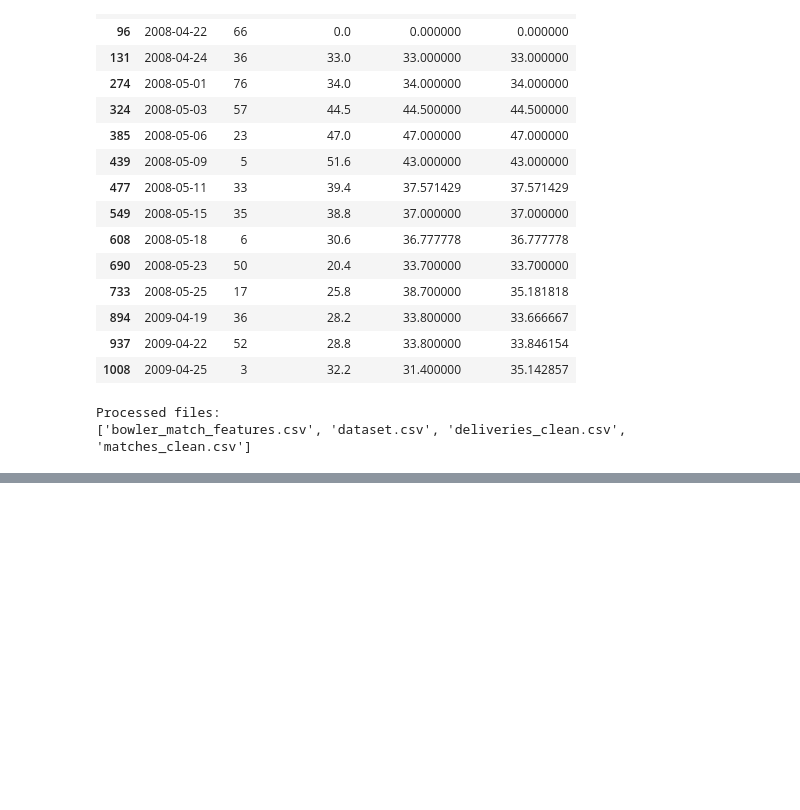
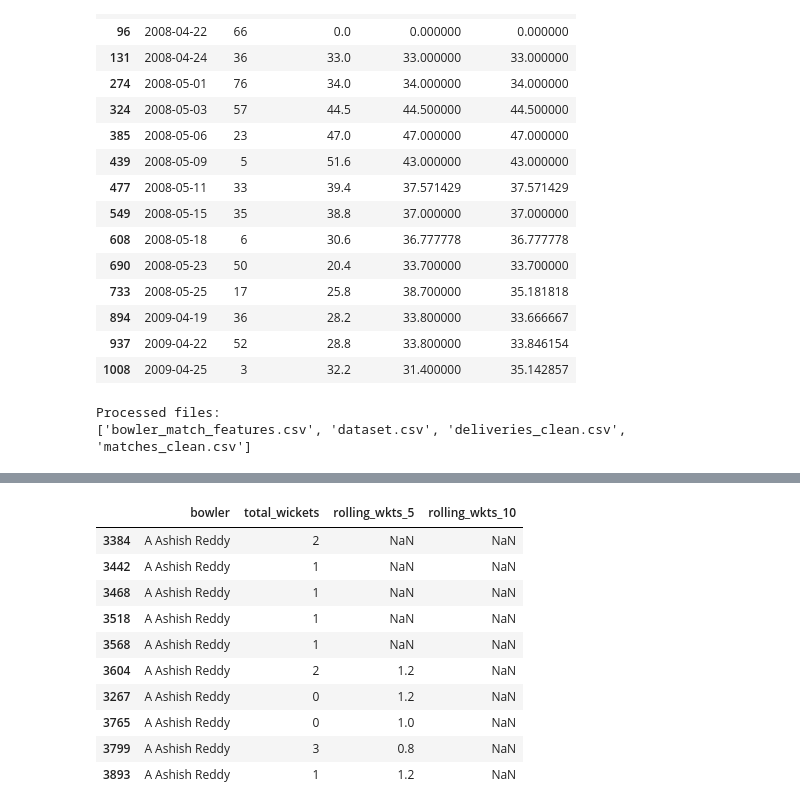
Before and after one commit to SpringBoardMentor895/AI_Cricket_Player_Performance_Prediction, a Jupyter notebook: notebooks/02_FeatureEngineering.ipynb, the cells around one changed output, grey strips where cells are left out. Cells and saved outputs as stored; diff of their text form; code cells hidden in the pictures; blank space fills up the shorter version.

```diff
--- a/notebooks/02_FeatureEngineering.ipynb
+++ b/notebooks/02_FeatureEngineering.ipynb
@@ -317,0 +286,15 @@ Saved bowler_match_features.csv: (12448, 12)
+# %%
+# Merge match date
+bowler_match = bowler_match.merge(
+    matches[["match_id", "date"]],
+    on="match_id",
+    how="left"
+)
+
+# Convert date to datetime
+bowler_match["date"] = pd.to_datetime(bowler_match["date"])
+
+# Sort chronologically
+bowler_match = bowler_match.sort_values(["bowler", "date"])
+
+bowler_match.head()
@@ -317,0 +308,33 @@ Saved bowler_match_features.csv: (12448, 12)
+# %%
+# Rolling average wickets (last 5)
+bowler_match["rolling_wkts_5"] = (
+    bowler_match
+    .groupby("bowler")["total_wickets"]
+    .transform(lambda x: x.shift(1).rolling(5).mean())
+)
+
+# Rolling average wickets (last 10)
+bowler_match["rolling_wkts_10"] = (
+    bowler_match
+    .groupby("bowler")["total_wickets"]
+    .transform(lambda x: x.shift(1).rolling(10).mean())
+)
+
+bowler_match[[
+    "bowler",
+    "total_wickets",
+    "rolling_wkts_5",
+    "rolling_wkts_10"
+]].head(10)
+# %% [output]
+|  | bowler | total_wickets | rolling_wkts_5 | rolling_wkts_10 |
+| 3384 | A Ashish Reddy | 2 | NaN | NaN |
+| 3442 | A Ashish Reddy | 1 | NaN | NaN |
+| 3468 | A Ashish Reddy | 1 | NaN | NaN |
+| 3518 | A Ashish Reddy | 1 | NaN | NaN |
+| 3568 | A Ashish Reddy | 1 | NaN | NaN |
+| 3604 | A Ashish Reddy | 2 | 1.2 | NaN |
+| 3267 | A Ashish Reddy | 0 | 1.2 | NaN |
+| 3765 | A Ashish Reddy | 0 | 1.0 | NaN |
+| 3799 | A Ashish Reddy | 3 | 0.8 | NaN |
+| 3893 | A Ashish Reddy | 1 | 1.2 | NaN |
```
Also changed, not shown: parts of 19 cells of this notebook.
